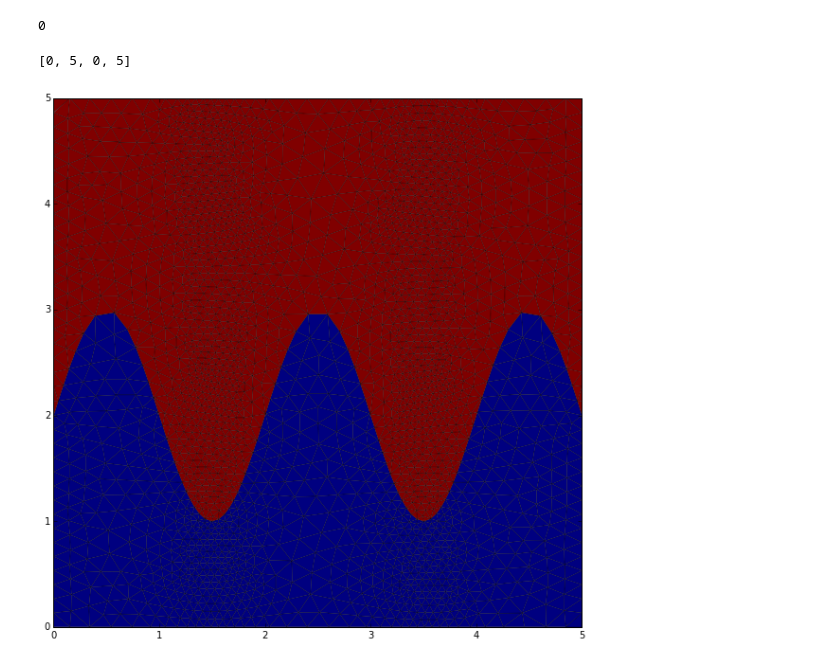
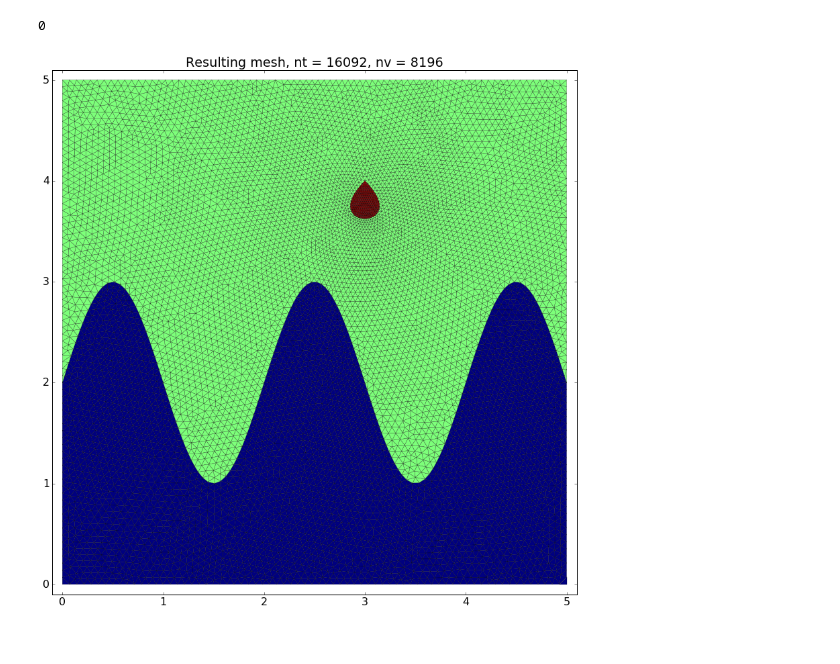
Before and after one commit to uranix/aniaft-rewrite, a Jupyter notebook: demo.ipynb, the cells around one changed output. Cells and saved outputs as stored; diff of their text form; code cells hidden in the pictures.

```diff
--- a/demo.ipynb
+++ b/demo.ipynb
@@ -22,0 +24,3 @@ class Wave(Segment):
+# %%
+x = np.array([v.x for v in vpts])
+y = np.array([v.y for v in vpts])
@@ -36,0 +69,16 @@ reg = [ \
+# %%
+def coord2vec(c): return [c.x, c.y]
+
+xy = np.array([coord2vec(v) for v in vpts])
+plt.plot(xy.T[0], xy.T[1], '.b', markersize=10)
+
+for i,s in enumerate(seg):
+    ts = np.linspace(s.tmin, s.tmax, 100)
+    xy = np.array([coord2vec(s(t)) for t in ts])
+    ab = s(ts[49])
+    ae = s(ts[50])
+    plt.plot(xy.T[0], xy.T[1], 'k')
+    plt.arrow(ab.x, ab.y, ae.x - ab.x, ae.y - ab.y, head_width=.1, color='k')
+    plt.annotate(s='S' + str(i), xy=(ab.x+0.05, ab.y+0.1))
+plt.axis([-0.5, 5.5, -0.5, 5.5])
+plt.title('Boundary segments');
@@ -37,9 +87,25 @@ reg = [ \
+# %%
+# Declare regions by their boundary segments. Direction is important.
+# A region should be on the right of its segments. If segment is reversed, supply True as
+# second argument to DirectedSegment.
+
+# Note that segment S1 is reversed for domain 1 and S7 is reversed for domain 2
+
+def forw(i): return DirectedSeg(i, False)
+def back(i): return DirectedSeg(i, True)
+
+reg = [ \
+    [forw(0), forw(1), forw(2), forw(3)], \
+    [forw(4), forw(5), forw(6), back(1), forw(7)], \
+    [back(7)]
+]
 # %%
 bnd = Boundary(vpts, seg, reg)
 # %%
 class WeirdMetric(Metric):
     def size(self, p):
-        return 0.07 * (2 + np.sin(np.pi * p.x))
+        # Refine near (3, 3.7)
+        return 0.08 / (1 + 0.5 / (0.1 + np.linalg.norm([p.x - 3, p.y - 3.7])))
 
 metric = WeirdMetric()
 tr = Triangulation(bnd, metric)
@@ -57,12 +123,10 @@ l = np.array([v.label for v in t])
 t = np.array([[v.v1, v.v2, v.v3] for v in t])
 e = np.array([(v.v1, v.v2) for v in e])
 # %%
-import matplotlib.pyplot as plt
-%matplotlib inline
-plt.figure(figsize=(10,10))
+plt.figure(figsize=(14,14))
 
 plt.tripcolor(x, y, t, facecolors=l, edgecolors='k')
-plt.axis([0, 5, 0, 5])
+plt.axis([-0.1, 5.1, -0.1, 5.1]);
+plt.title('Resulting mesh, nt = ' + str(len(t)) + ', nv = ' + str(len(x)));
 # %% [output]
-[0, 5, 0, 5]
-[figure, old version]
+[figure, new version]
```
Also changed, not shown: parts of 9 cells of this notebook, 3 other files.
